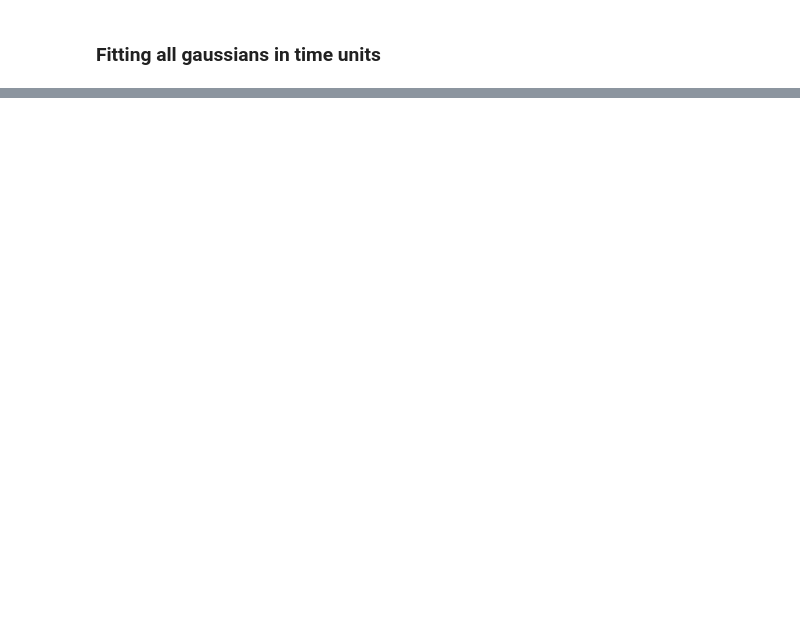
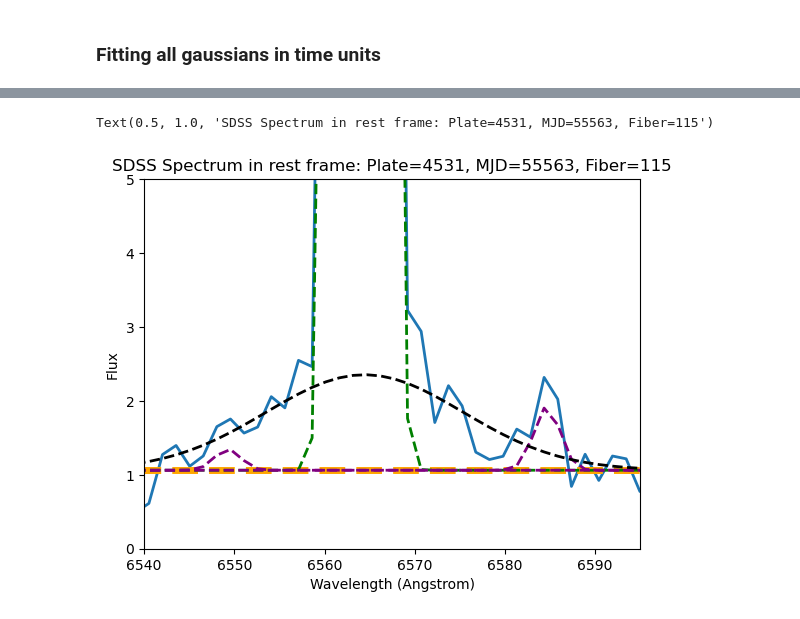
Before and after one commit to NihaDas2012/UWMadisonREU2025, a Jupyter notebook: Curve_fitting_broad.ipynb, the cells around one changed output, grey strips where cells are left out. Saved outputs shown, nothing was run; the diff lists cells and outputs as text; code cells hidden in the pictures; blank space fills up the shorter version.

```diff
--- a/Curve_fitting_broad.ipynb
+++ b/Curve_fitting_broad.ipynb
@@ -296 +227,22 @@ Text(0.5, 1.0, 'SDSS Spectrum in rest frame: Plate=4531, MJD=55563, Fiber=115')
+# %%
+#plots the gaussian with fits
+fig, ax = plt.subplots()
+plt.plot(wavelength, flux, linewidth=2, label='Data')
+plt.plot(wavelength, fit, '--', color = 'orange',linewidth=5, label='Fit')
+plt.plot(wavelength, h_alpha(wavelength, A, D, F)+H, '--',color = 'green',linewidth=2, label='Fit')
+plt.plot(wavelength, n_ii_1(wavelength, B, D, F)+H, '--',color = 'purple',linewidth=2, label='Fit')
+plt.plot(wavelength, n_ii_2(wavelength, B, D, F)+H, '--',color = 'purple',linewidth=2, label='Fit')
+plt.plot(wavelength, broad(wavelength, C, E, G)+H, '--',color = 'black',linewidth=2, label='Fit')
+
+#ranges for x and y to show
+plt.xlim(6540, 6595)
+plt.ylim(0,5)
+
+#labels
+plt.xlabel("Wavelength (Angstrom)")
+plt.ylabel("Flux")
+plt.title(f"SDSS Spectrum in rest frame: Plate={plate}, MJD={mjd}, Fiber={fiber}")
+# %% [output]
+Text(0.5, 1.0, 'SDSS Spectrum in rest frame: Plate=4531, MJD=55563, Fiber=115')
+[figure, added]
 # %%
```
Also changed, not shown: parts of 14 cells of this notebook, 4 other files.
